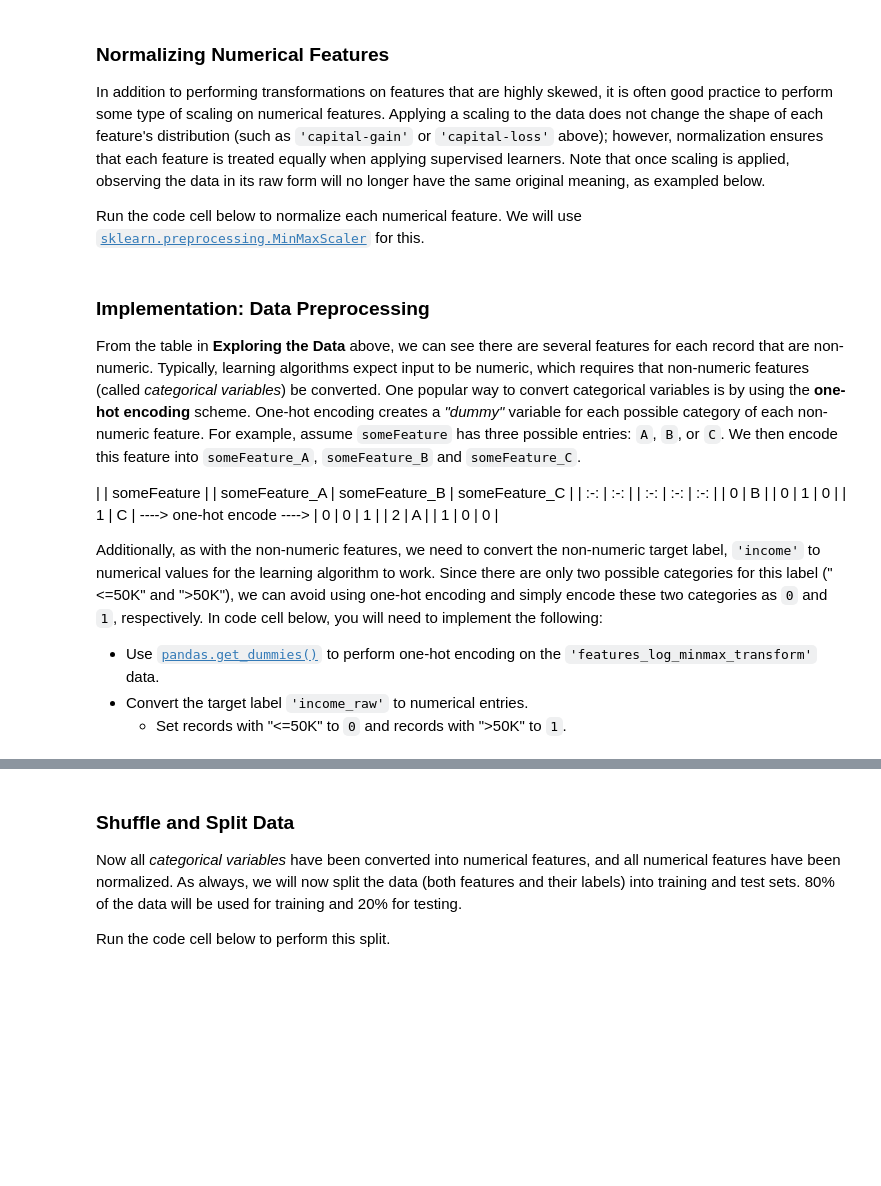
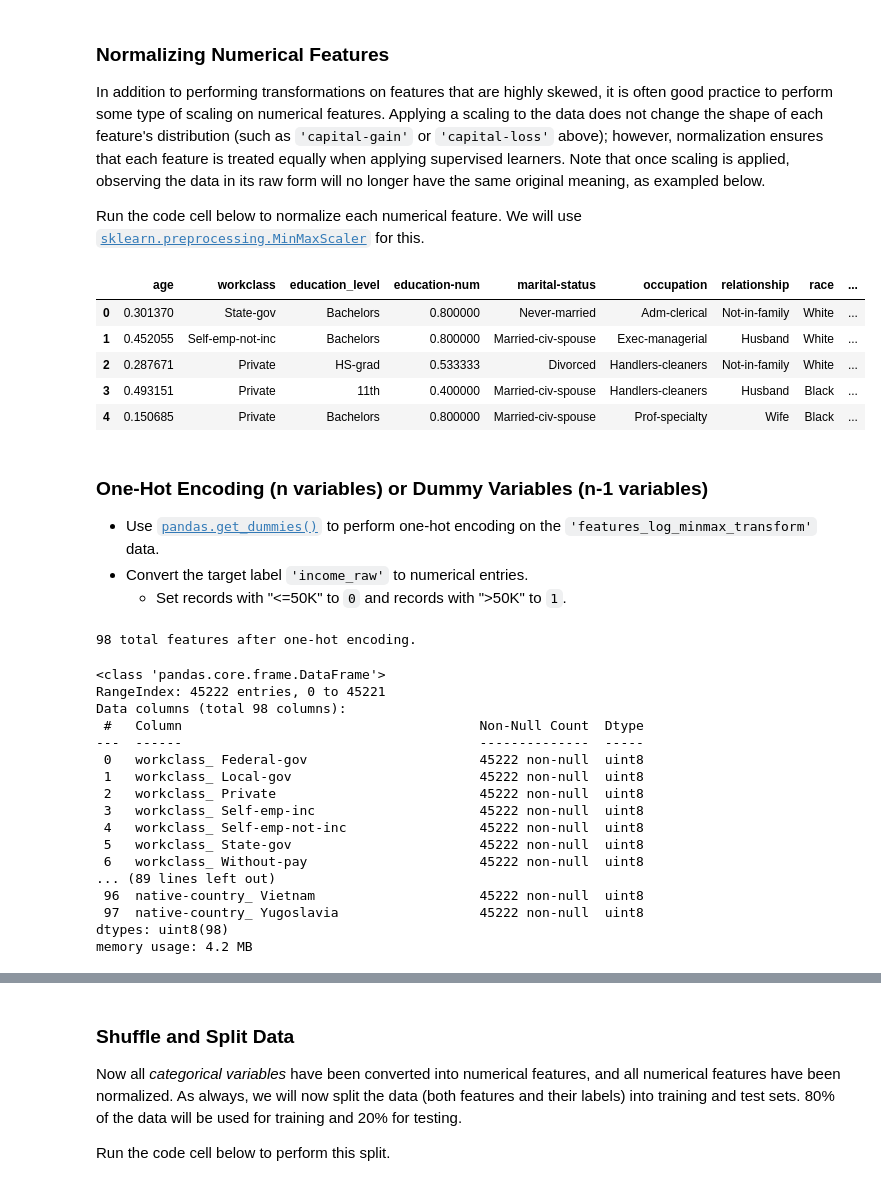
Before and after one commit to KarinWiberg/ucml_supervised_learning_project, a Jupyter notebook: finding_donors.ipynb, the cells around one changed output, grey strips where cells are left out. Saved outputs shown, nothing was run; the diff lists cells and outputs as text; code cells hidden in the pictures; blank space fills up the shorter version.

```diff
--- a/finding_donors.ipynb
+++ b/finding_donors.ipynb
@@ -134,37 +189,37 @@ Run the code cell below to normalize each numerical feature. We will use [`sklea
 # %%
 # Import sklearn.preprocessing.StandardScaler
 from sklearn.preprocessing import MinMaxScaler
 
 # Initialize a scaler, then apply it to the features
 scaler = MinMaxScaler() # default=(0, 1)
 numerical = ['age', 'education-num', 'capital-gain', 'capital-loss', 'hours-per-week']
 
 features_log_minmax_transform = pd.DataFrame(data = features_log_transformed)
 features_log_minmax_transform[numerical] = scaler.fit_transform(features_log_transformed[numerical])
 
 # Show an example of a record with scaling applied
-display(features_log_minmax_transform.head(n = 5))
+display(features_log_minmax_transform.head())
+# %% [output]
+|  | age | workclass | education_level | education-num | marital-status | occupation | relationship | race | ... |
+| 0 | 0.301370 | State-gov | Bachelors | 0.800000 | Never-married | Adm-clerical | Not-in-family | White | ... |
+| 1 | 0.452055 | Self-emp-not-inc | Bachelors | 0.800000 | Married-civ-spouse | Exec-managerial | Husband | White | ... |
+| 2 | 0.287671 | Private | HS-grad | 0.533333 | Divorced | Handlers-cleaners | Not-in-family | White | ... |
+| 3 | 0.493151 | Private | 11th | 0.400000 | Married-civ-spouse | Handlers-cleaners | Husband | Black | ... |
+| 4 | 0.150685 | Private | Bachelors | 0.800000 | Married-civ-spouse | Prof-specialty | Wife | Black | ... |
-# %% [markdown]
-### Implementation: Data Preprocessing
-
-From the table in **Exploring the Data** above, we can see there are several features for each record that are non-numeric. Typically, learning algorithms expect input to be numeric, which requires that non-numeric features (called *categorical variables*) be converted. One popular way to convert categorical variables is by using the **one-hot encoding** scheme. One-hot encoding creates a _"dummy"_ variable for each possible category of each non-numeric feature. For example, assume `someFeature` has three possible entries: `A`, `B`, or `C`. We then encode this feature into `someFeature_A`, `someFeature_B` and `someFeature_C`.
-
-|   | someFeature |                    | someFeature_A | someFeature_B | someFeature_C |
-| :-: | :-: |                            | :-: | :-: | :-: |
-| 0 |  B  |  | 0 | 1 | 0 |
-| 1 |  C  | ----> one-hot encode ----> | 0 | 0 | 1 |
-| 2 |  A  |  | 1 | 0 | 0 |
-
-Additionally, as with the non-numeric features, we need to convert the non-numeric target label, `'income'` to numerical values for the learning algorithm to work. Since there are only two possible categories for this label ("<=50K" and ">50K"), we can avoid using one-hot encoding and simply encode these two categories as `0` and `1`, respectively. In code cell below, you will need to implement the following:
- - Use [`pandas.get_dummies()`](http://pandas.pydata.org/pandas-docs/stable/generated/pandas.get_dummies.html?highlight=get_dummies#pandas.get_dummies) to perform one-hot encoding on the `'features_log_minmax_transform'` data.
- - Convert the target label `'income_raw'` to numerical entries.
-   - Set records with "<=50K" to `0` and records with ">50K" to `1`.
+# %% [markdown]
+### One-Hot Encoding (n variables) or Dummy Variables (n-1 variables)
+ - Use [`pandas.get_dummies()`](http://pandas.pydata.org/pandas-docs/stable/generated/pandas.get_dummies.html?highlight=get_dummies#pandas.get_dummies) to perform one-hot encoding on the `'features_log_minmax_transform'` data.
+ - Convert the target label `'income_raw'` to numerical entries.
+   - Set records with "<=50K" to `0` and records with ">50K" to `1`.
 # %%
-# TODO: One-hot encode the 'features_log_minmax_transform' data using pandas.get_dummies()
-features_final = None
+categorical = features_log_minmax_transform.select_dtypes('object').columns
 
-# TODO: Encode the 'income_raw' data to numerical values
-income = None
+# One-hot encoding the X using pandas.get_dummies()
+features_final = pd.get_dummies(features_log_minmax_transform[categorical])
+
+# Encoding the y data to numerical values
+income = pd.get_dummies(income_raw)
+income.drop('<=50K', axis = 1, inplace = True)
 
 # Print the number of features after one-hot encoding
 encoded = list(features_final.columns)
@@ -172,3 +227,25 @@ print("{} total features after one-hot encoding.".format(len(encoded)))
 
 # Uncomment the following line to see the encoded feature names
 # print(encoded)
+# %% [output]
+98 total features after one-hot encoding.
+# %%
+features_final.info()
+# %% [output]
+<class 'pandas.core.frame.DataFrame'>
+RangeIndex: 45222 entries, 0 to 45221
+Data columns (total 98 columns):
+ #   Column                                      Non-Null Count  Dtype
+---  ------                                      --------------  -----
+ 0   workclass_ Federal-gov                      45222 non-null  uint8
+ 1   workclass_ Local-gov                        45222 non-null  uint8
+ 2   workclass_ Private                          45222 non-null  uint8
+ 3   workclass_ Self-emp-inc                     45222 non-null  uint8
+ 4   workclass_ Self-emp-not-inc                 45222 non-null  uint8
+ 5   workclass_ State-gov                        45222 non-null  uint8
+ 6   workclass_ Without-pay                      45222 non-null  uint8
+... (89 lines left out)
+ 96  native-country_ Vietnam                     45222 non-null  uint8
+ 97  native-country_ Yugoslavia                  45222 non-null  uint8
+dtypes: uint8(98)
+memory usage: 4.2 MB
```
Also changed, not shown: parts of 21 cells of this notebook.
